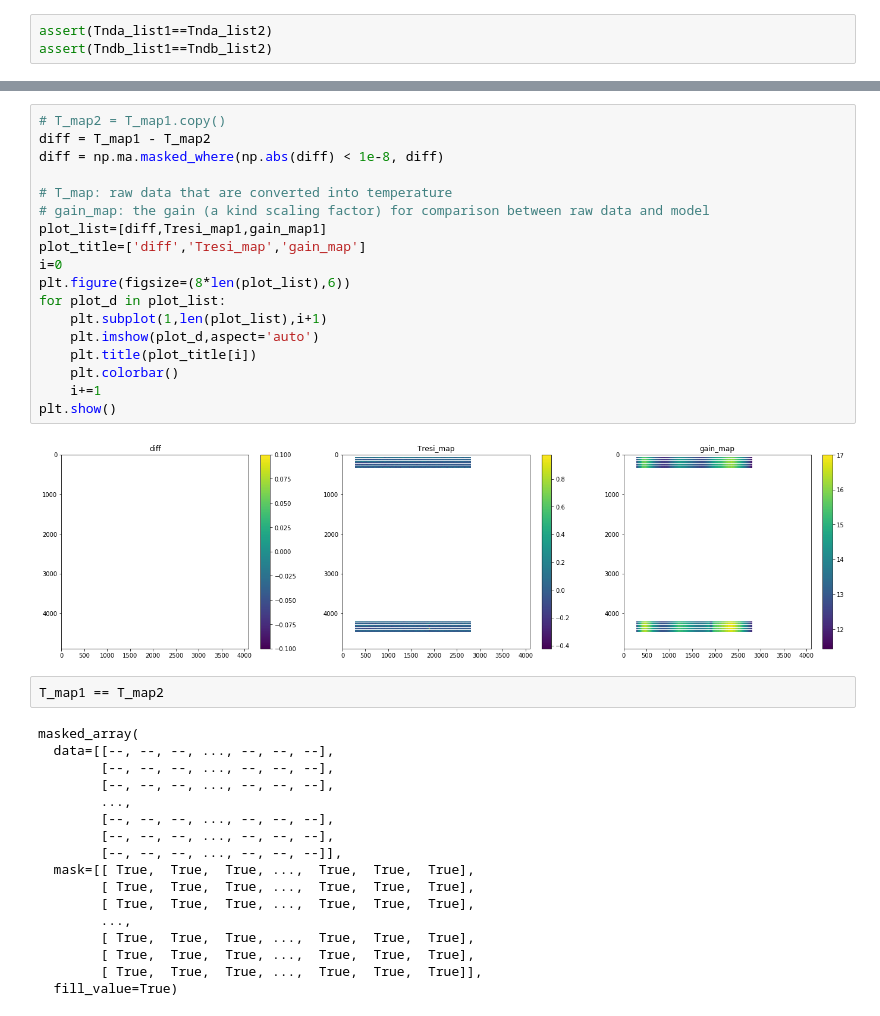
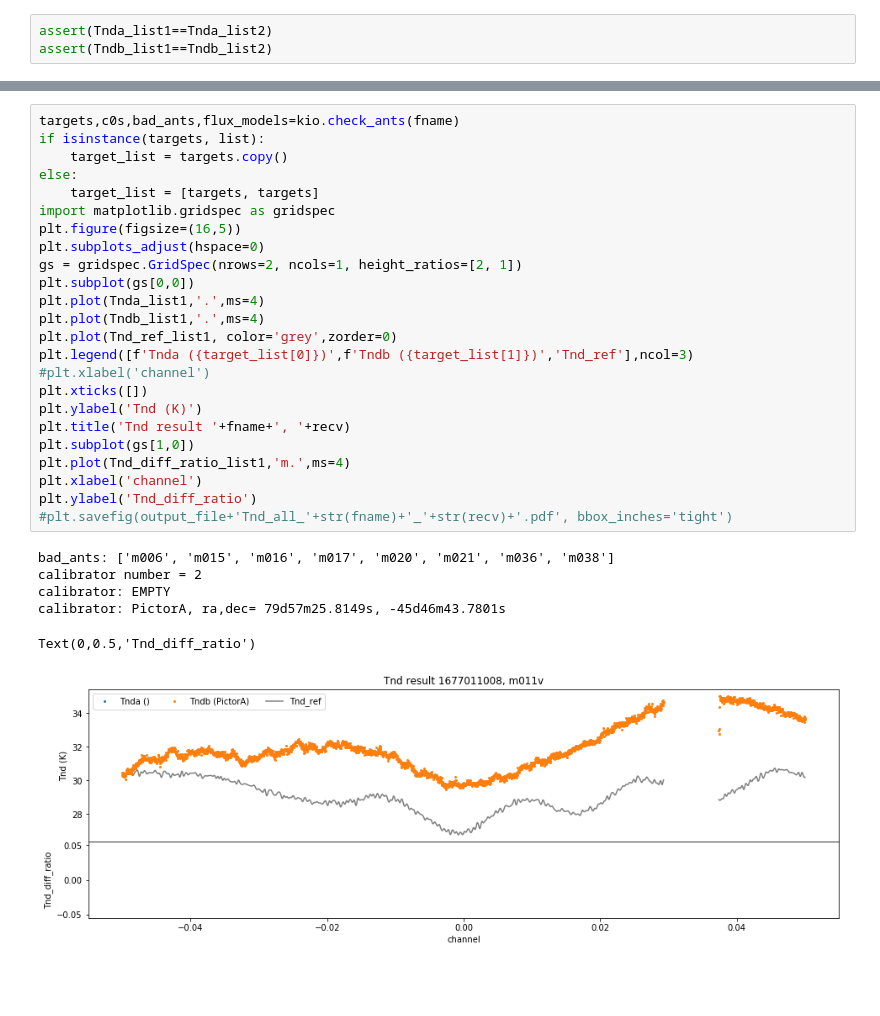
Before and after one commit to astro-tyliu/katcali_pipeline, a Jupyter notebook: level2/cali_imgs_antenna.ipynb, the cells around one changed output, grey strips where cells are left out. Saved outputs shown, nothing was run; the diff lists cells and outputs as text; blank space fills up the shorter version.

```diff
--- a/level2/cali_imgs_antenna.ipynb
+++ b/level2/cali_imgs_antenna.ipynb
@@ -142,39 +108,31 @@ Text(0,0.5,'Tnd_diff_ratio')
-# %%
-# T_map2 = T_map1.copy()
-diff = T_map1 - T_map2
-diff = np.ma.masked_where(np.abs(diff) < 1e-8, diff)
-
-# T_map: raw data that are converted into temperature
-# gain_map: the gain (a kind scaling factor) for comparison between raw data and model
-plot_list=[diff,Tresi_map1,gain_map1]
-plot_title=['diff','Tresi_map','gain_map']
-i=0
-plt.figure(figsize=(8*len(plot_list),6))
-for plot_d in plot_list:
-    plt.subplot(1,len(plot_list),i+1)
-    plt.imshow(plot_d,aspect='auto')
-    plt.title(plot_title[i])
-    plt.colorbar()
-    i+=1
-plt.show()
-# %% [output]
-[figure, removed]
-# %%
-T_map1 == T_map2
-# %% [output]
-masked_array(
-  data=[[--, --, --, ..., --, --, --],
-        [--, --, --, ..., --, --, --],
-        [--, --, --, ..., --, --, --],
-        ...,
-        [--, --, --, ..., --, --, --],
-        [--, --, --, ..., --, --, --],
-        [--, --, --, ..., --, --, --]],
-  mask=[[ True,  True,  True, ...,  True,  True,  True],
-        [ True,  True,  True, ...,  True,  True,  True],
-        [ True,  True,  True, ...,  True,  True,  True],
-        ...,
-        [ True,  True,  True, ...,  True,  True,  True],
-        [ True,  True,  True, ...,  True,  True,  True],
-        [ True,  True,  True, ...,  True,  True,  True]],
-  fill_value=True)
+# %%
+targets,c0s,bad_ants,flux_models=kio.check_ants(fname)
+if isinstance(targets, list):
+    target_list = targets.copy()
+else:
+    target_list = [targets, targets]
+import matplotlib.gridspec as gridspec
+plt.figure(figsize=(16,5))
+plt.subplots_adjust(hspace=0)
+gs = gridspec.GridSpec(nrows=2, ncols=1, height_ratios=[2, 1])
+plt.subplot(gs[0,0])
+plt.plot(Tnda_list1,'.',ms=4)
+plt.plot(Tndb_list1,'.',ms=4)
+plt.plot(Tnd_ref_list1, color='grey',zorder=0)
+plt.legend([f'Tnda ({target_list[0]})',f'Tndb ({target_list[1]})','Tnd_ref'],ncol=3)
+#plt.xlabel('channel')
+plt.xticks([])
+plt.ylabel('Tnd (K)')
+plt.title('Tnd result '+fname+', '+recv)
+plt.subplot(gs[1,0])
+plt.plot(Tnd_diff_ratio_list1,'m.',ms=4)
+plt.xlabel('channel')
+plt.ylabel('Tnd_diff_ratio')
+#plt.savefig(output_file+'Tnd_all_'+str(fname)+'_'+str(recv)+'.pdf', bbox_inches='tight')
+# %% [output]
+bad_ants: ['m006', 'm015', 'm016', 'm017', 'm020', 'm021', 'm036', 'm038']
+calibrator number = 2
+calibrator: EMPTY
+calibrator: PictorA, ra,dec= 79d57m25.8149s, -45d46m43.7801s
+Text(0,0.5,'Tnd_diff_ratio')
+[figure, added]
```
Also changed, not shown: parts of 16 cells of this notebook, 8 other files.
